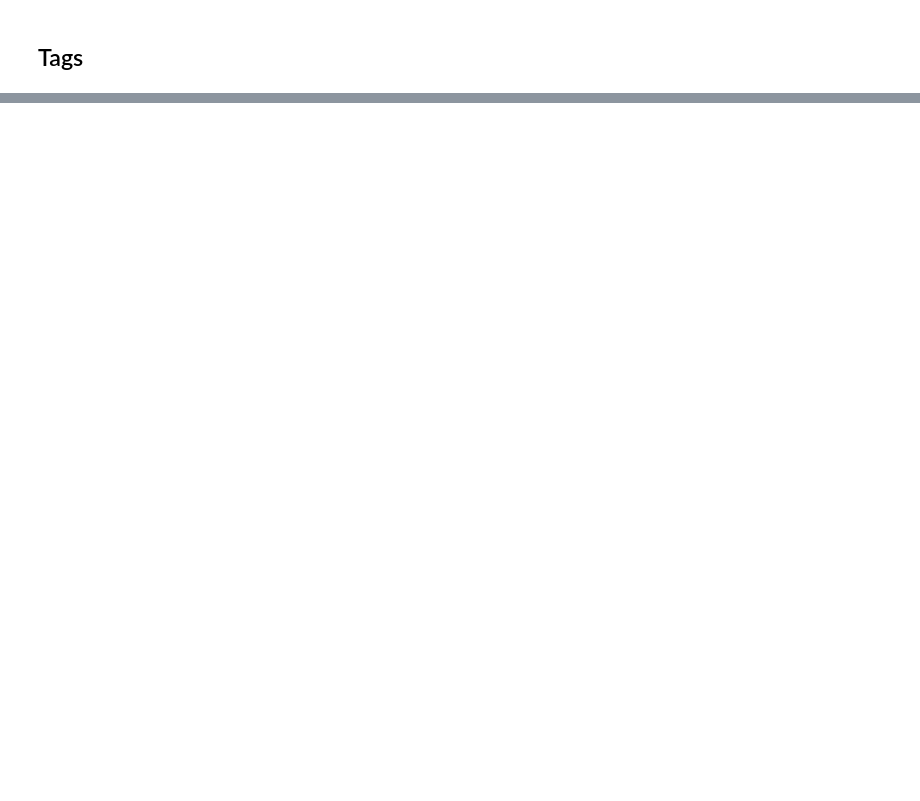
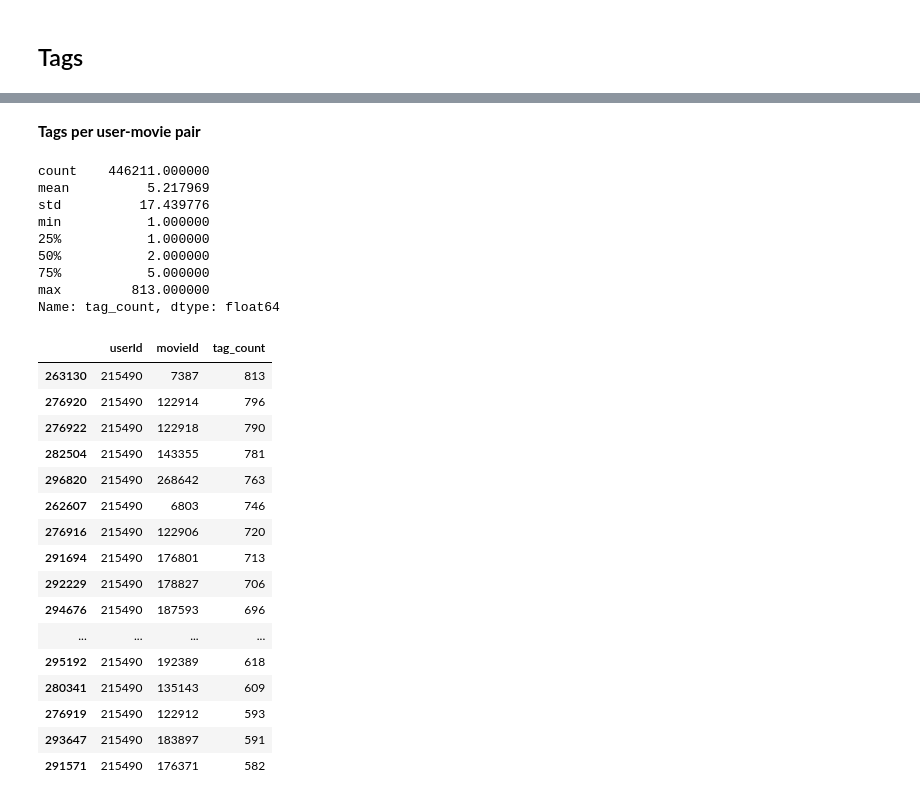
Before and after one commit to F-Degerman/Machine-Learning-FANNY-DEGERMAN, a Jupyter notebook: Assignment_1/EDA.ipynb, the cells around one changed output, grey strips where cells are left out. Saved outputs shown, nothing was run; the diff lists cells and outputs as text; code cells hidden in the pictures; blank space fills up the shorter version.

```diff
--- a/Assignment_1/EDA.ipynb
+++ b/Assignment_1/EDA.ipynb
@@ -120,0 +229,38 @@ A reasonable first threshold could be:
+# %% [markdown]
+**Tags per user-movie pair**
+# %%
+tags_per_user_movie = (
+    tags.groupby(["userId", "movieId"])
+    .size()
+    .reset_index(name="tag_count")
+)
+
+display(tags_per_user_movie["tag_count"].describe())
+display(tags_per_user_movie.sort_values("tag_count", ascending=False).head(20))
+# %% [output]
+count    446211.000000
+mean          5.217969
+std          17.439776
+min           1.000000
+25%           1.000000
+50%           2.000000
+75%           5.000000
+max         813.000000
+Name: tag_count, dtype: float64
+|  | userId | movieId | tag_count |
+| 263130 | 215490 | 7387 | 813 |
+| 276920 | 215490 | 122914 | 796 |
+| 276922 | 215490 | 122918 | 790 |
+| 282504 | 215490 | 143355 | 781 |
+| 296820 | 215490 | 268642 | 763 |
+| 262607 | 215490 | 6803 | 746 |
+| 276916 | 215490 | 122906 | 720 |
+| 291694 | 215490 | 176801 | 713 |
+| 292229 | 215490 | 178827 | 706 |
+| 294676 | 215490 | 187593 | 696 |
+| ... | ... | ... | ... |
+| 295192 | 215490 | 192389 | 618 |
+| 280341 | 215490 | 135143 | 609 |
+| 276919 | 215490 | 122912 | 593 |
+| 293647 | 215490 | 183897 | 591 |
+| 291571 | 215490 | 176371 | 582 |
```
Also changed, not shown: parts of 26 cells of this notebook, 1 other file.
